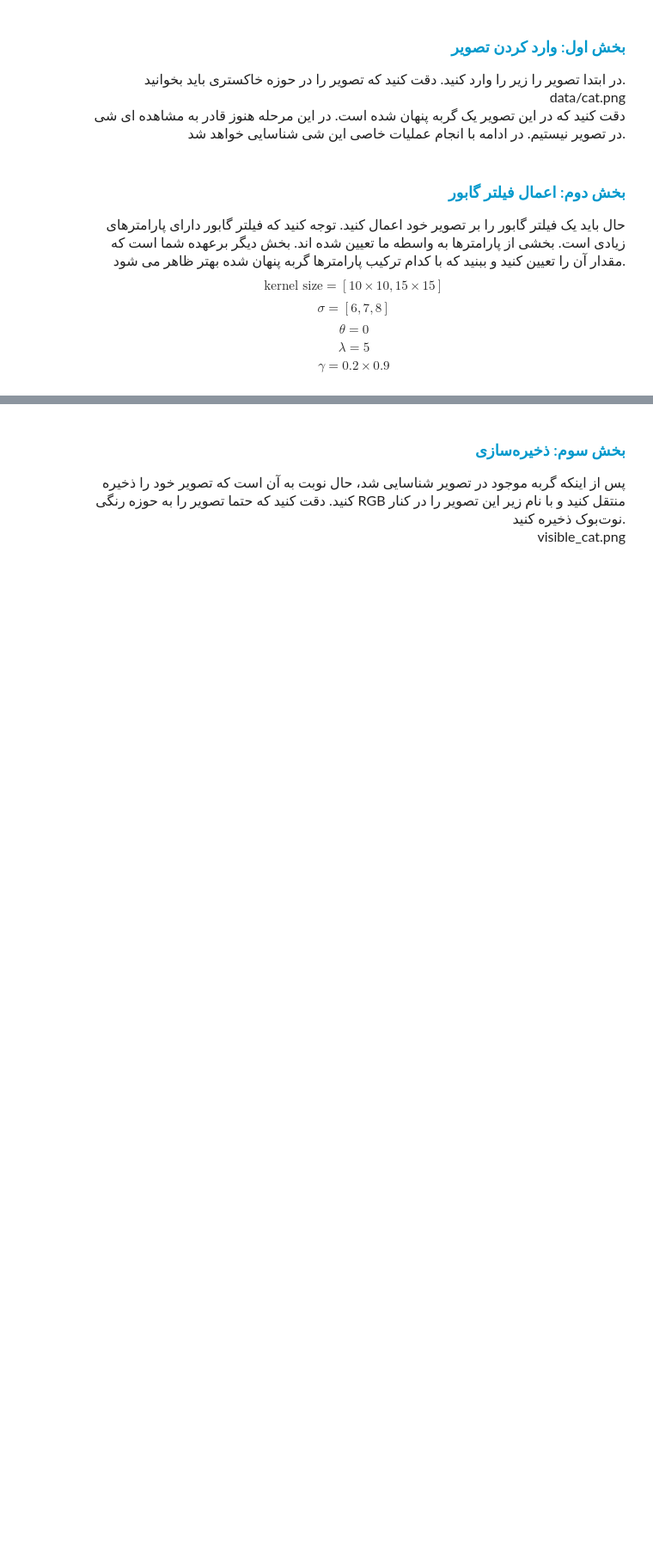
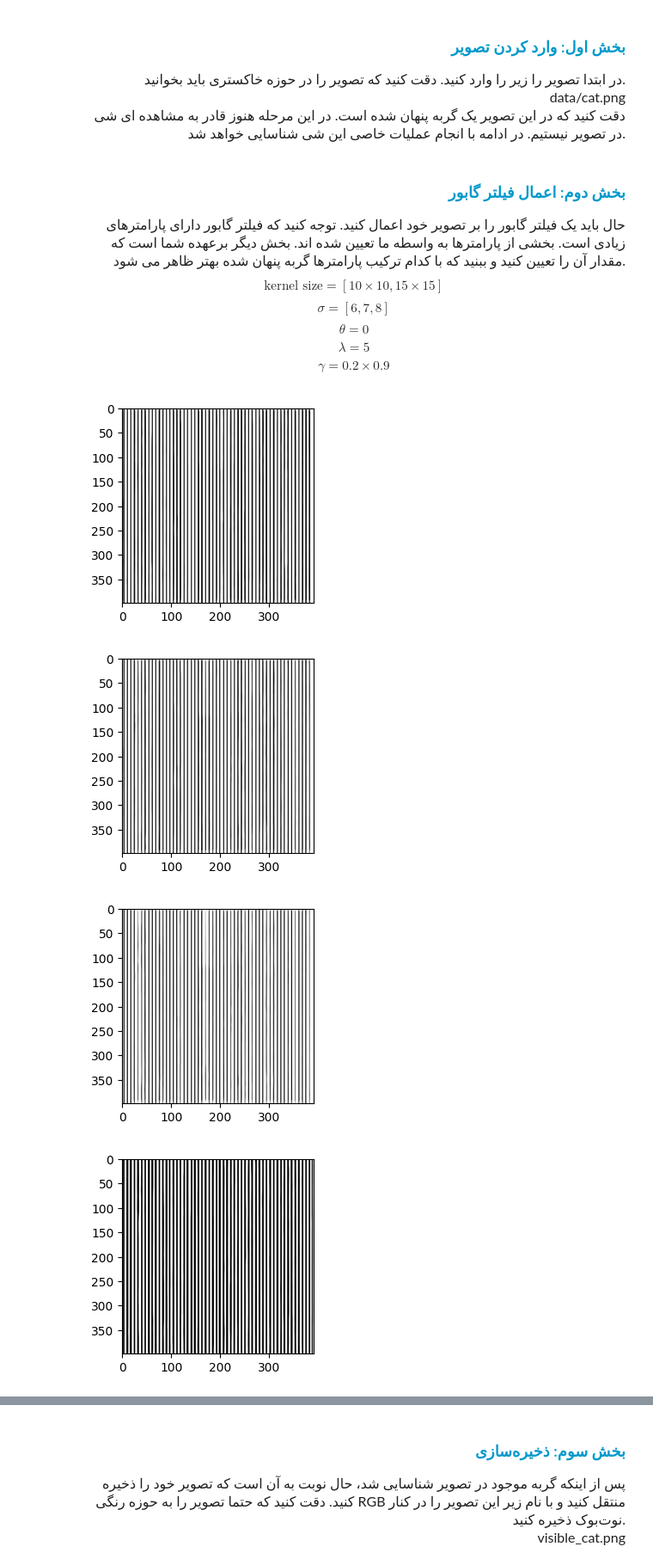
Before and after one commit to mahajialirezaei/image-processing-codes, a Jupyter notebook: Texture-Segmentation/notebook.ipynb, the cells around one changed output, grey strips where cells are left out. Shown at 86% size. Saved outputs shown, nothing was run; the diff lists cells and outputs as text; code cells hidden in the pictures; blank space fills up the shorter version.

Commit message:
apply_gabor implemented, used in set of kernel_sizes, sigmas

```diff
--- a/Texture-Segmentation/notebook.ipynb
+++ b/Texture-Segmentation/notebook.ipynb
@@ -68,3 +68,29 @@ $$\sigma = [6, 7, 8]$$
 $$\theta = 0$$
 $$\lambda = 5$$
 $$\gamma = 0.2 \times 0.9$$
+# %%
+kernel_sizes = [10, 15]
+sigmas = [6, 7, 8]
+theta = 0
+lambda_value = 5
+gamma_value = 0.2 * 0.9
+filtered_images = []
+def apply_gabor(img, kernel_size, sigma, theta, lambda_value, gamma_value):
+    kernel = cv2.getGaborKernel((kernel_size, kernel_size), sigma, theta, lambda_value, gamma_value, 0, ktype=cv2.CV_32F)
+    return cv2.filter2D(img, cv2.CV_8UC3, kernel)
+
+
+i = 0
+for kernel_size in kernel_sizes:
+    for sigma in sigmas:
+        filtered_images += [apply_gabor(img, kernel_size, sigma, theta, lambda_value, gamma_value)]
+        plt.figure(figsize=(10, 10))
+        plt.subplot(3, 2, i+1)
+        i += 1
+        plt.imshow(filtered_images[-1], cmap='gray')
+        plt.show()
+# %% [output]
+[figure, added]
+[figure, added]
+[figure, added]
+[figure, added]
```
Also changed, not shown: parts of 1 cell of this notebook.
